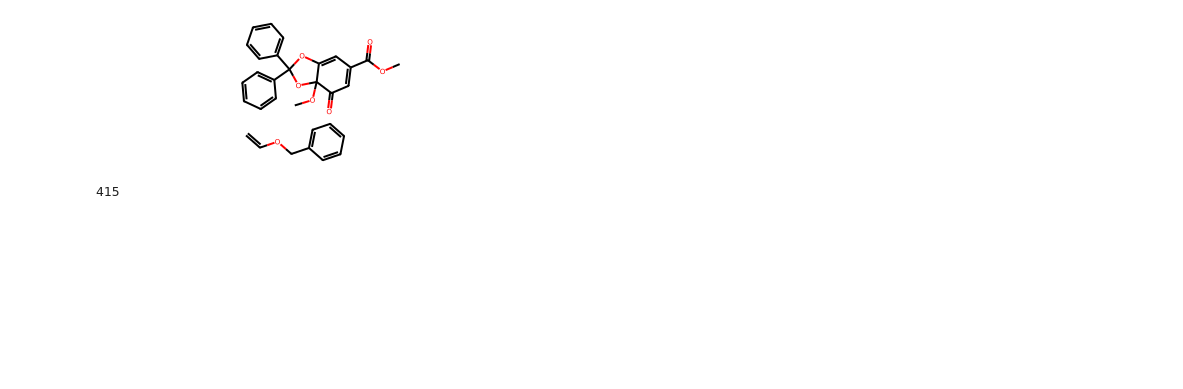
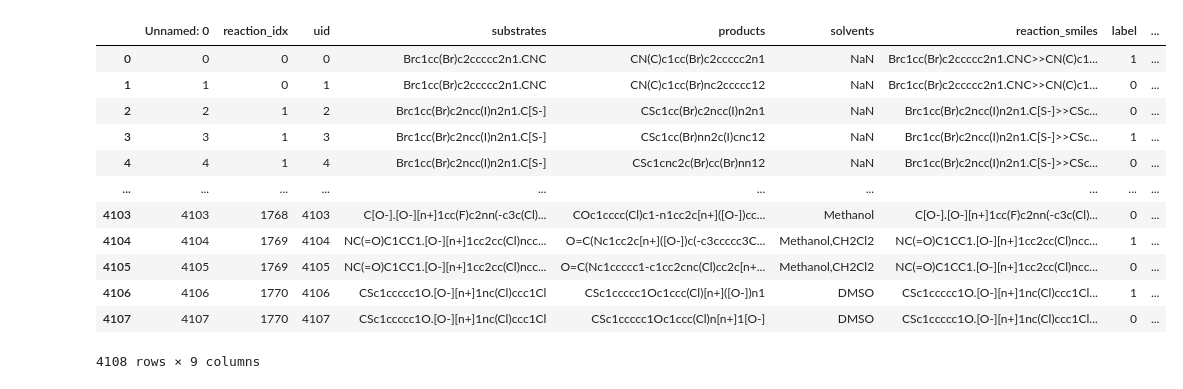
Before and after one commit to rhjvanworkum/virtual_reactions, a Jupyter notebook: notebooks/testttt.ipynb, the cells around one changed output. Cells and saved outputs as stored; diff of their text form; code cells hidden in the pictures; blank space fills up the shorter version.

```diff
--- a/notebooks/testttt.ipynb
+++ b/notebooks/testttt.ipynb
@@ -21,16 +21,17 @@ df
-# %%
-Chem.MolFromSmiles(df['substrates'].values[1800])
-# %% [output]
-[figure, removed]
-# %%
-pattern = Chem.MolFromSmiles('C=CC(O)=C')
-
-i = 0
-for sub in df['substrates'].values:
-    mol = Chem.MolFromSmiles(sub)
-    if mol.HasSubstructMatch(pattern):
-        i += 1
-
-print(i)
-# %% [output]
-415
+# %%
+da_df = pd.read_csv('../data/snar/snar_literature/dataset.csv')
+da_df
+# %% [output]
+|  | Unnamed: 0 | reaction_idx | uid | substrates | products | solvents | reaction_smiles | label | ... |
+| 0 | 0 | 0 | 0 | Brc1cc(Br)c2ccccc2n1.CNC | CN(C)c1cc(Br)c2ccccc2n1 | NaN | Brc1cc(Br)c2ccccc2n1.CNC>>CN(C)c1... | 1 | ... |
+| 1 | 1 | 0 | 1 | Brc1cc(Br)c2ccccc2n1.CNC | CN(C)c1cc(Br)nc2ccccc12 | NaN | Brc1cc(Br)c2ccccc2n1.CNC>>CN(C)c1... | 0 | ... |
+| 2 | 2 | 1 | 2 | Brc1cc(Br)c2ncc(I)n2n1.C[S-] | CSc1cc(Br)c2ncc(I)n2n1 | NaN | Brc1cc(Br)c2ncc(I)n2n1.C[S-]>>CSc... | 0 | ... |
+| 3 | 3 | 1 | 3 | Brc1cc(Br)c2ncc(I)n2n1.C[S-] | CSc1cc(Br)nn2c(I)cnc12 | NaN | Brc1cc(Br)c2ncc(I)n2n1.C[S-]>>CSc... | 1 | ... |
+| 4 | 4 | 1 | 4 | Brc1cc(Br)c2ncc(I)n2n1.C[S-] | CSc1cnc2c(Br)cc(Br)nn12 | NaN | Brc1cc(Br)c2ncc(I)n2n1.C[S-]>>CSc... | 0 | ... |
+| ... | ... | ... | ... | ... | ... | ... | ... | ... | ... |
+| 4103 | 4103 | 1768 | 4103 | C[O-].[O-][n+]1cc(F)c2nn(-c3c(Cl)... | COc1cccc(Cl)c1-n1cc2c[n+]([O-])cc... | Methanol | C[O-].[O-][n+]1cc(F)c2nn(-c3c(Cl)... | 0 | ... |
+| 4104 | 4104 | 1769 | 4104 | NC(=O)C1CC1.[O-][n+]1cc2cc(Cl)ncc... | O=C(Nc1cc2c[n+]([O-])c(-c3ccccc3C... | Methanol,CH2Cl2 | NC(=O)C1CC1.[O-][n+]1cc2cc(Cl)ncc... | 1 | ... |
+| 4105 | 4105 | 1769 | 4105 | NC(=O)C1CC1.[O-][n+]1cc2cc(Cl)ncc... | O=C(Nc1ccccc1-c1cc2cnc(Cl)cc2c[n+... | Methanol,CH2Cl2 | NC(=O)C1CC1.[O-][n+]1cc2cc(Cl)ncc... | 0 | ... |
+| 4106 | 4106 | 1770 | 4106 | CSc1ccccc1O.[O-][n+]1nc(Cl)ccc1Cl | CSc1ccccc1Oc1ccc(Cl)[n+]([O-])n1 | DMSO | CSc1ccccc1O.[O-][n+]1nc(Cl)ccc1Cl... | 1 | ... |
+| 4107 | 4107 | 1770 | 4107 | CSc1ccccc1O.[O-][n+]1nc(Cl)ccc1Cl | CSc1ccccc1Oc1ccc(Cl)n[n+]1[O-] | DMSO | CSc1ccccc1O.[O-][n+]1nc(Cl)ccc1Cl... | 0 | ... |
+4108 rows × 9 columns
```
Also changed, not shown: parts of 9 cells of this notebook, 22 other files.
